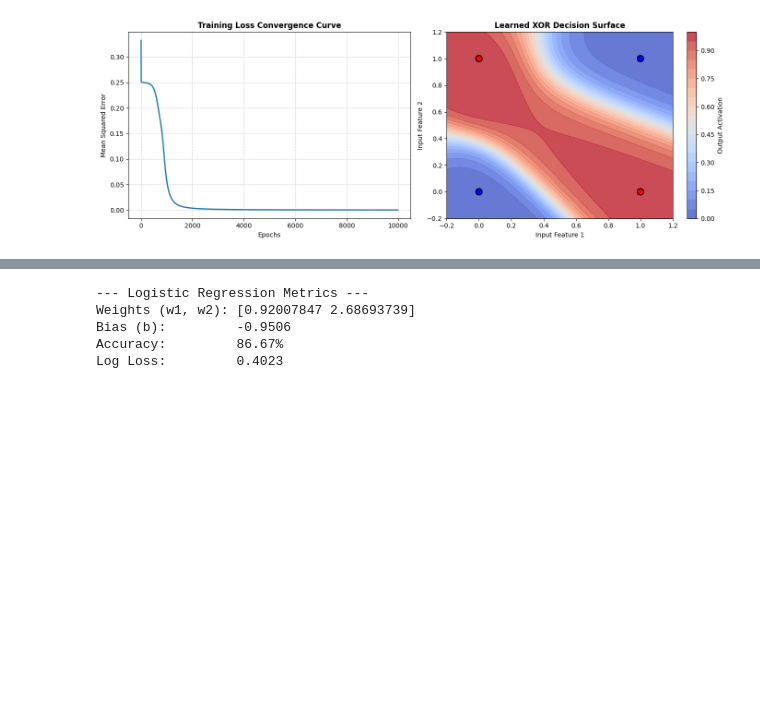
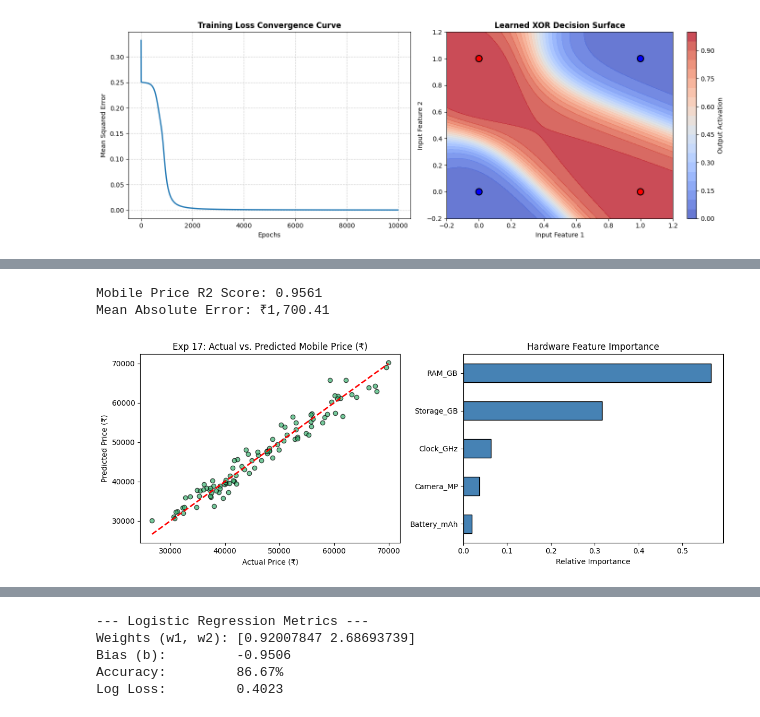
Before and after one commit to Dusyaant/FUNDAMENTALS-OF-MACHINE-LEARNING, a Jupyter notebook: MLA0202_Lab_Exps.ipynb, the cells around one changed output, grey strips where cells are left out. Saved outputs shown, nothing was run; the diff lists cells and outputs as text; code cells hidden in the pictures; blank space fills up the shorter version.

```diff
--- a/MLA0202_Lab_Exps.ipynb
+++ b/MLA0202_Lab_Exps.ipynb
@@ -320,0 +477,63 @@ Network Predictions:
+# %%
+import numpy as np
+import pandas as pd
+import matplotlib.pyplot as plt
+from sklearn.model_selection import train_test_split
+from sklearn.ensemble import RandomForestRegressor
+from sklearn.metrics import mean_absolute_error, r2_score
+
+# 1. Generate realistic smartphone specs dataset
+np.random.seed(42)
+n = 500
+ram_gb = np.random.choice([4, 6, 8, 12, 16], n)
+storage_gb = np.random.choice([64, 128, 256, 512], n)
+battery_mah = np.random.randint(4000, 6000, n)
+camera_mp = np.random.choice([12, 48, 50, 64, 108, 200], n)
+clock_ghz = np.round(np.random.uniform(1.8, 3.4, n), 2)
+
+# Realistic INR pricing formula + noise
+price_inr = (
+    6000
+    + (ram_gb * 1800)
+    + (storage_gb * 35)
+    + ((battery_mah - 4000) * 1.5)
+    + (camera_mp * 40)
+    + (clock_ghz * 4500)
+    + np.random.normal(0, 1500, n)
+)
+
+X = pd.DataFrame({
+    'RAM_GB': ram_gb,
+    'Storage_GB': storage_gb,
+    'Battery_mAh': battery_mah,
+    'Camera_MP': camera_mp,
+    'Clock_GHz': clock_ghz
+})
+X_train, X_test, y_train, y_test = train_test_split(X, price_inr, test_size=0.2, random_state=42)
+
+# 2. Train Random Forest Regressor
+rf = RandomForestRegressor(n_estimators=150, random_state=42)
+rf.fit(X_train, y_train)
+y_pred = rf.predict(X_test)
+
+print(f"Mobile Price R2 Score: {r2_score(y_test, y_pred):.4f}")
+print(f"Mean Absolute Error: ₹{mean_absolute_error(y_test, y_pred):,.2f}")
+
+# 3. Plot Actual vs Predicted & Feature Importance
+fig, axes = plt.subplots(1, 2, figsize=(12, 4.5))
+axes[0].scatter(y_test, y_pred, alpha=0.7, color='mediumseagreen', edgecolors='k')
+axes[0].plot([y_test.min(), y_test.max()], [y_test.min(), y_test.max()], 'r--', lw=2)
+axes[0].set_title('Exp 17: Actual vs. Predicted Mobile Price (₹)')
+axes[0].set_xlabel('Actual Price (₹)')
+axes[0].set_ylabel('Predicted Price (₹)')
+
+importances = pd.Series(rf.feature_importances_, index=X.columns).sort_values()
+importances.plot(kind='barh', ax=axes[1], color='steelblue', edgecolor='black')
+axes[1].set_title('Hardware Feature Importance')
+axes[1].set_xlabel('Relative Importance')
+plt.tight_layout()
+plt.show()
+# %% [output]
+Mobile Price R2 Score: 0.9561
+Mean Absolute Error: ₹1,700.41
+[figure, added]
```
Also changed, not shown: parts of 10 cells of this notebook.
